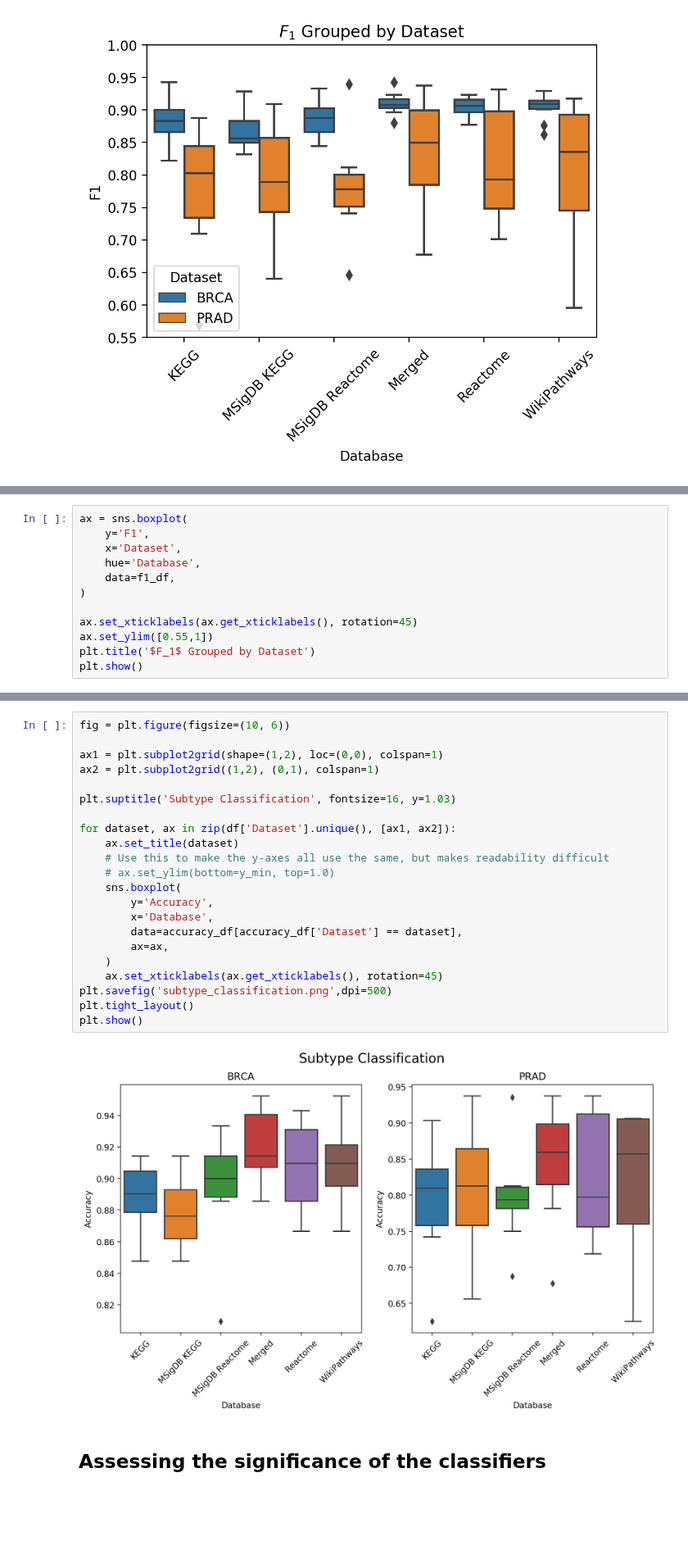
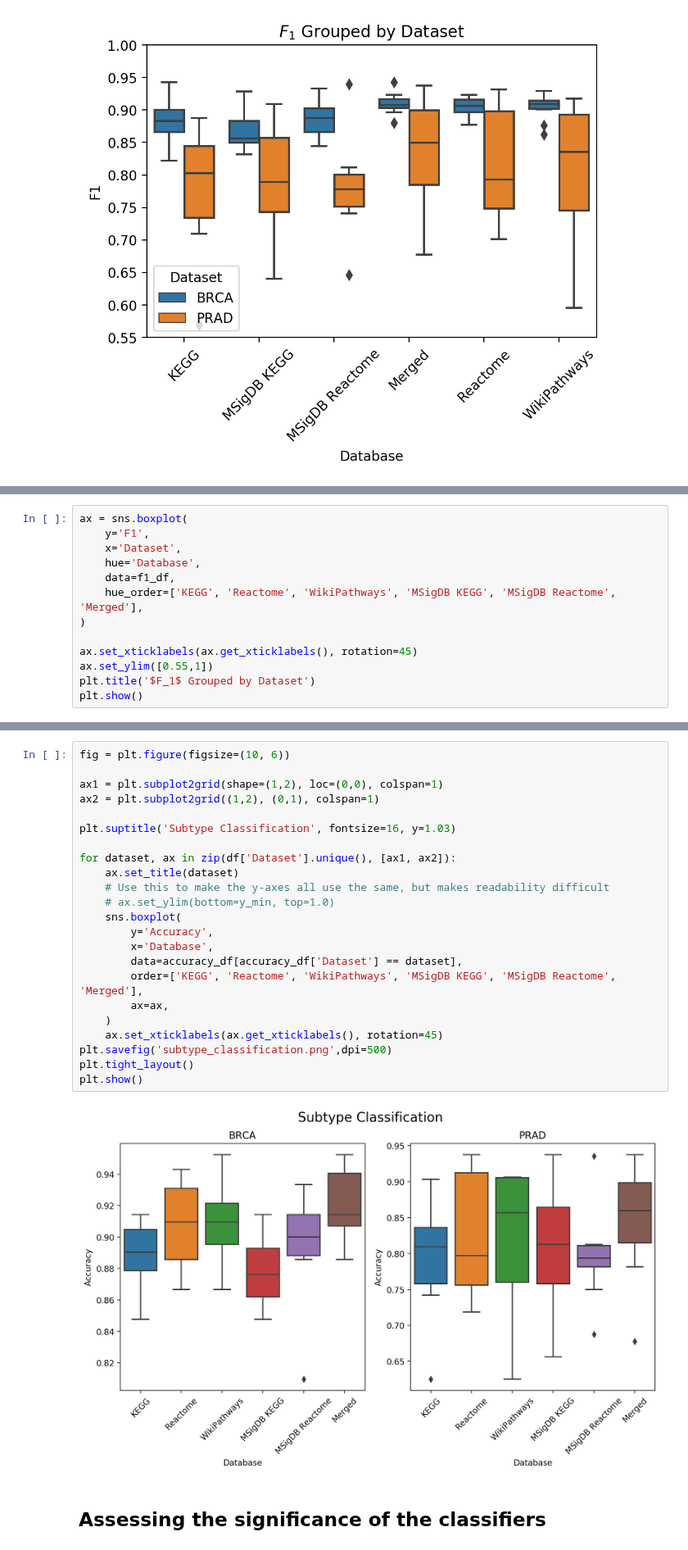
Before and after one commit to pathwayforte/results, a Jupyter notebook: notebooks/evaluation/Plot Evaluation of Subtype Classification.ipynb, the cells around one changed output, grey strips where cells are left out. Shown at 82% size. Cells and saved outputs as stored; diff of their text form; blank space fills up the shorter version.

Commit message:
Order classification plots by database name

```diff
--- a/notebooks/evaluation/Plot Evaluation of Subtype Classification.ipynb
+++ b/notebooks/evaluation/Plot Evaluation of Subtype Classification.ipynb
@@ -88,6 +89,7 @@ ax = sns.boxplot(
     x='Dataset',
     hue='Database',
     data=f1_df,
+    hue_order=['KEGG', 'Reactome', 'WikiPathways', 'MSigDB KEGG', 'MSigDB Reactome', 'Merged'],
 )
 
 ax.set_xticklabels(ax.get_xticklabels(), rotation=45)
@@ -99,27 +101,28 @@ plt.show()
 # %%
 fig = plt.figure(figsize=(10, 6))
 
 ax1 = plt.subplot2grid(shape=(1,2), loc=(0,0), colspan=1)
 ax2 = plt.subplot2grid((1,2), (0,1), colspan=1)
 
 plt.suptitle('Subtype Classification', fontsize=16, y=1.03)
 
 for dataset, ax in zip(df['Dataset'].unique(), [ax1, ax2]):
     ax.set_title(dataset)
     # Use this to make the y-axes all use the same, but makes readability difficult
     # ax.set_ylim(bottom=y_min, top=1.0)
     sns.boxplot(
         y='Accuracy',
         x='Database',
         data=accuracy_df[accuracy_df['Dataset'] == dataset],
+        order=['KEGG', 'Reactome', 'WikiPathways', 'MSigDB KEGG', 'MSigDB Reactome', 'Merged'],
         ax=ax,
     )
     ax.set_xticklabels(ax.get_xticklabels(), rotation=45)
 plt.savefig('subtype_classification.png',dpi=500)
 plt.tight_layout()
 plt.show()
 # %% [output]
-[figure, old version]
+[figure, new version]
 # %% [markdown]
 ## Assessing the significance of the classifiers
 # %%
```
Also changed, not shown: parts of 5 cells of this notebook, 2 other files.
